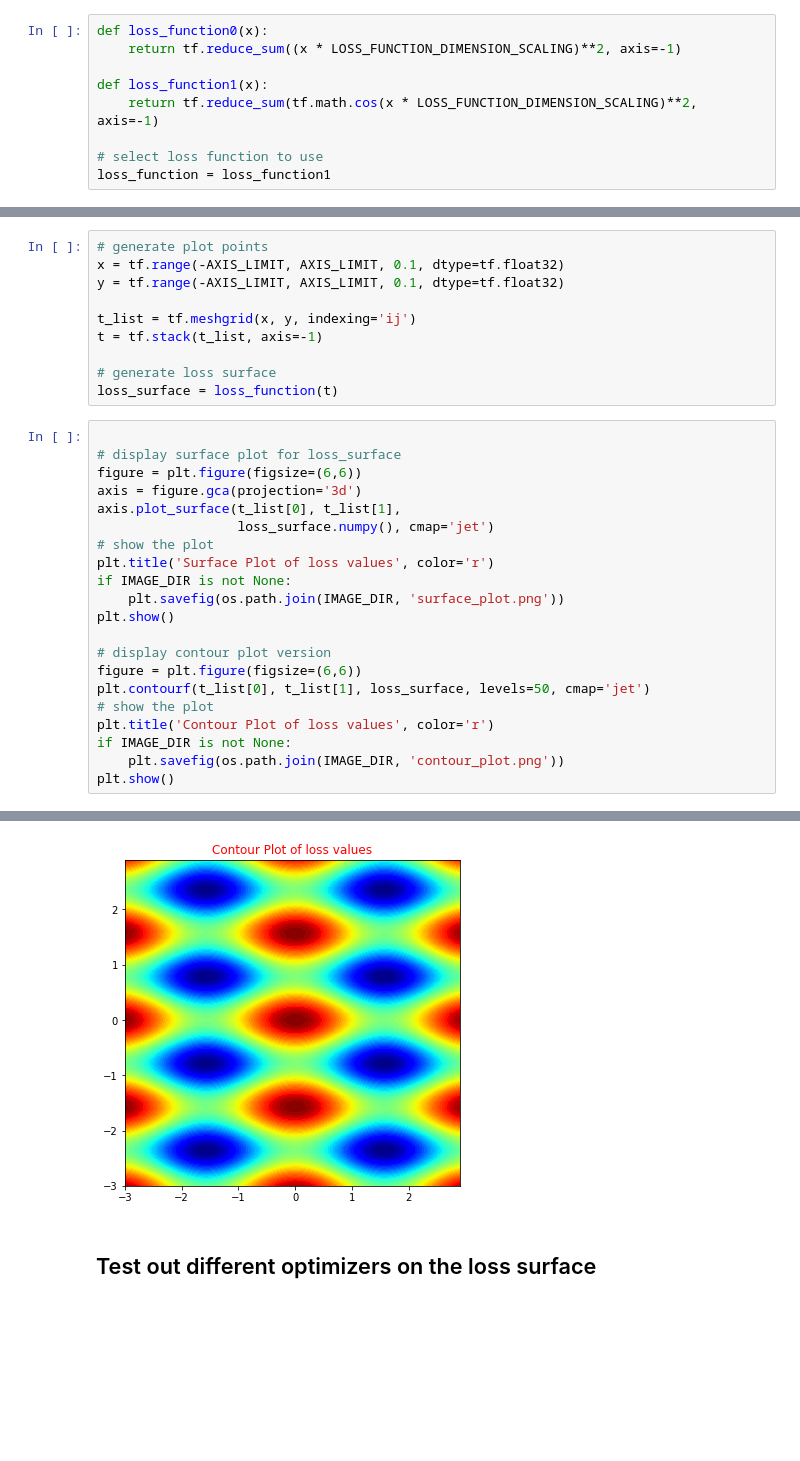
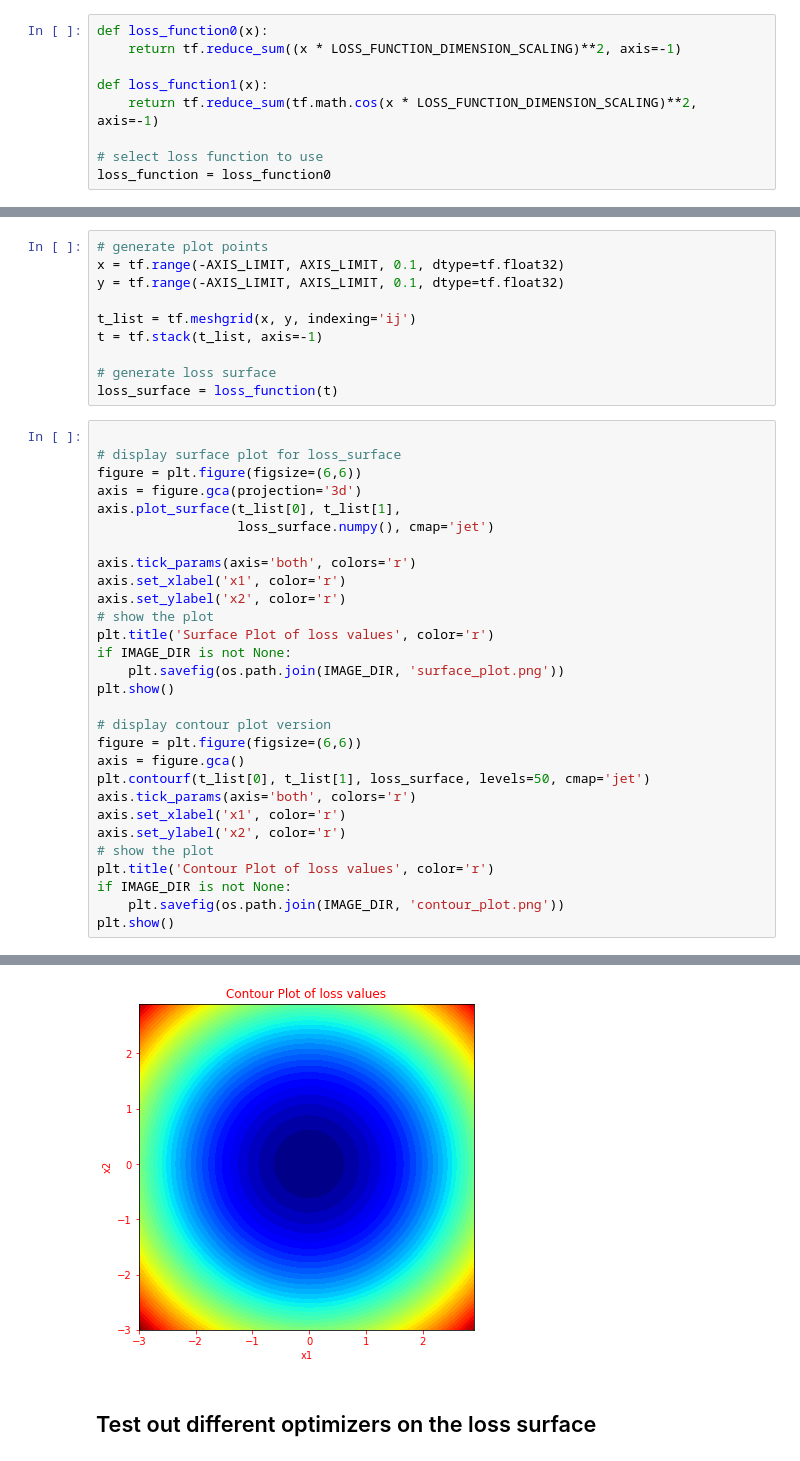
Before and after one commit to jimthompson5802/tf2_playground, a Jupyter notebook: optimizers/optimizer_playground.ipynb, the cells around one changed output, grey strips where cells are left out. Saved outputs shown, nothing was run; the diff lists cells and outputs as text; blank space fills up the shorter version.

```diff
--- a/optimizers/optimizer_playground.ipynb
+++ b/optimizers/optimizer_playground.ipynb
@@ -21,5 +21,5 @@ def loss_function1(x):
     return tf.reduce_sum(tf.math.cos(x * LOSS_FUNCTION_DIMENSION_SCALING)**2, axis=-1)
 
 # select loss function to use
-loss_function = loss_function1
+loss_function = loss_function0
 # %%
@@ -60,6 +60,10 @@ figure = plt.figure(figsize=(6,6))
 axis = figure.gca(projection='3d')
 axis.plot_surface(t_list[0], t_list[1],
                   loss_surface.numpy(), cmap='jet')
+
+axis.tick_params(axis='both', colors='r')
+axis.set_xlabel('x1', color='r')
+axis.set_ylabel('x2', color='r')
 # show the plot
 plt.title('Surface Plot of loss values', color='r')
 if IMAGE_DIR is not None:
@@ -68,7 +72,11 @@ plt.show()
 
 # display contour plot version
 figure = plt.figure(figsize=(6,6))
+axis = figure.gca()
 plt.contourf(t_list[0], t_list[1], loss_surface, levels=50, cmap='jet')
+axis.tick_params(axis='both', colors='r')
+axis.set_xlabel('x1', color='r')
+axis.set_ylabel('x2', color='r')
 # show the plot
 plt.title('Contour Plot of loss values', color='r')
 if IMAGE_DIR is not None:
@@ -79,4 +87,4 @@ plt.show()
-[figure, old version]
+[figure, new version]
 # %% [markdown]
 ## Test out different optimizers on the loss surface
 # %%
```
Also changed, not shown: parts of 3 cells of this notebook, 18 other files.
